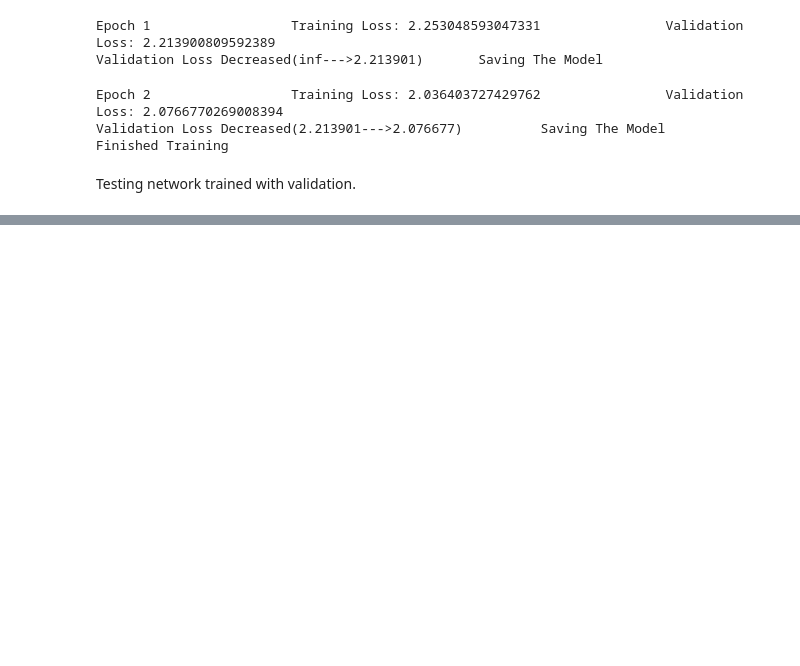
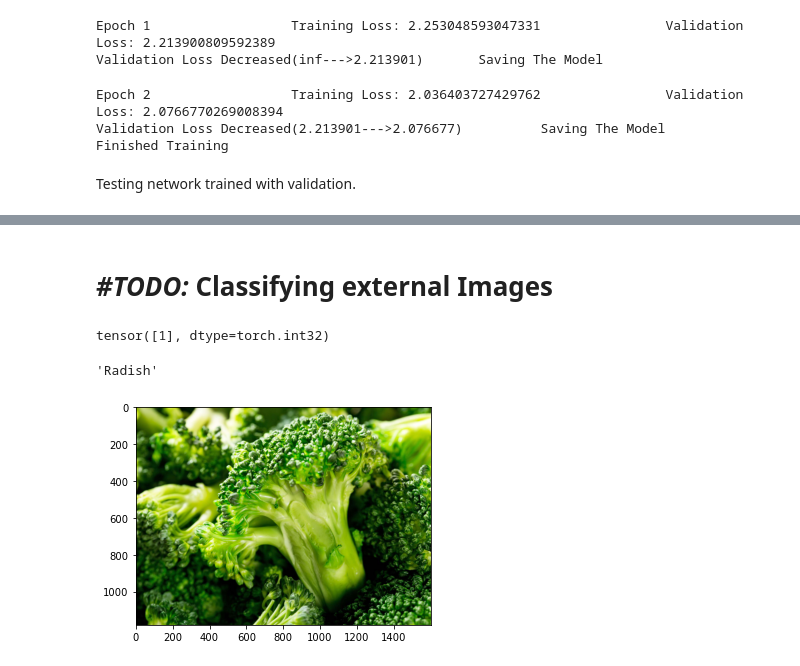
Before and after one commit to jerseyjosh/group6, a Jupyter notebook: code/vegetables.ipynb, the cells around one changed output, grey strips where cells are left out. Drawn from its saved outputs; the diff is of its cells as text; code cells hidden in the pictures; blank space fills up the shorter version.

Commit message:
added section for classifying external images, needs work

```diff
--- a/code/vegetables.ipynb
+++ b/code/vegetables.ipynb
@@ -394,3 +390,29 @@ epochs = 10
 #        correct += (predicted == labels).sum().item()
 #
 #print(f'Accuracy of the network on the {num_test} test images: {100 * correct // total} %')
+# %% [markdown]
+# *\#TODO:* Classifying external Images
+# %%
+# Need to somehow translate from integer output of network to class name, unsure if I've done it correctly here.
+
+loader = transforms.Compose([transforms.Resize((150, 150)),
+                             transforms.ToTensor(),
+                             transforms.Normalize((0, 0, 0), (1, 1, 1))])
+
+testImage = Image.open('../test_vegetable.jpg')
+testImage = loader(testImage).unsqueeze(0)
+
+testNet = Net()
+testNet.load_state_dict(torch.load('vegetables_net_fullbn_lr_1e-02.pth'))
+
+testNet.eval()
+outputs = testNet(testImage)
+_,predicted = torch.max(outputs.data, 1)
+
+print(predicted.int())
+plt.imshow(Image.open('../test_vegetable.jpg'))
+image_categories[predicted.int()]
+# %% [output]
+tensor([1], dtype=torch.int32)
+'Radish'
+[figure, added]
```
Also changed, not shown: parts of 9 cells of this notebook, 1 other file.
